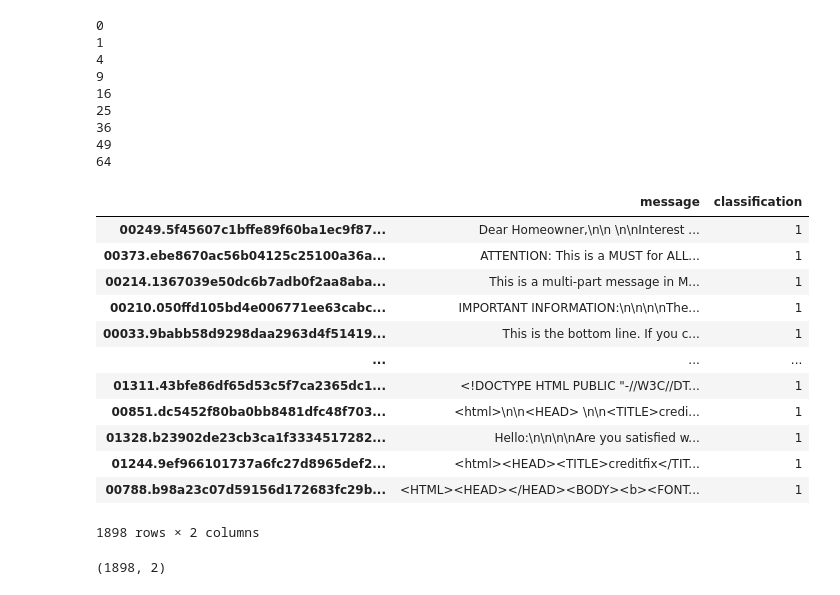
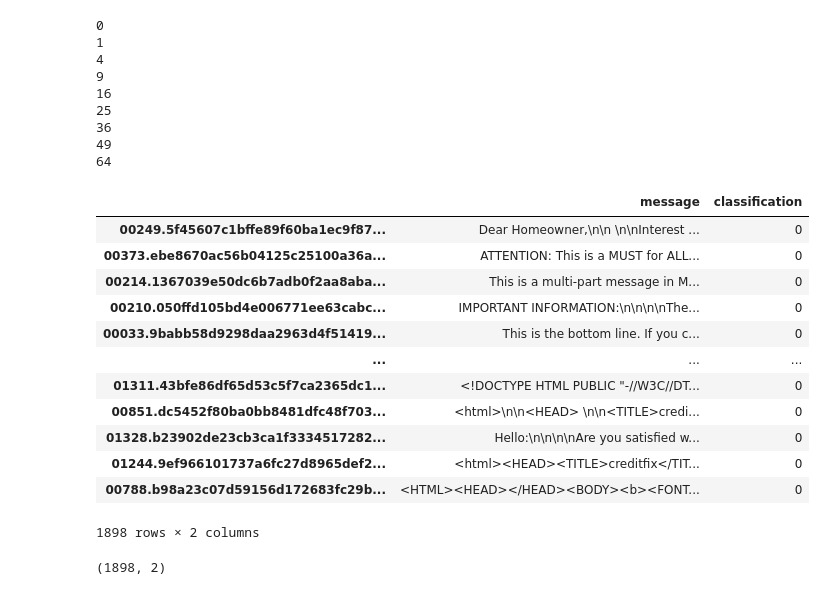
Before and after one commit to RasoulAskari/MLProject, a Jupyter notebook: Bayes Classifier.ipynb, the cells around one changed output. Drawn from its saved outputs; the diff is of its cells as text; code cells hidden in the pictures.

```diff
--- a/Bayes Classifier.ipynb
+++ b/Bayes Classifier.ipynb
@@ -118,23 +119,23 @@ def df_from_directory(path, classification):
         row_names.append(filename)
     return pd.DataFrame(rows, index=row_names)
 # %%
-spam_email1 = df_from_directory(SPAM_1_PATH, 1)
-spam_email2 = df_from_directory(SPAM_2_PATH, 1)
+spam_email1 = df_from_directory(SPAM_1_PATH, 0)
+spam_email2 = df_from_directory(SPAM_2_PATH, 0)
 spam_emails= pd.concat([spam_email1, spam_email2])
 spam_emails
 # %% [output]
 |  | message | classification |
-| 00249.5f45607c1bffe89f60ba1ec9f87... | Dear Homeowner,\n\n \n\nInterest ... | 1 |
-| 00373.ebe8670ac56b04125c25100a36a... | ATTENTION: This is a MUST for ALL... | 1 |
-| 00214.1367039e50dc6b7adb0f2aa8aba... | This is a multi-part message in M... | 1 |
-| 00210.050ffd105bd4e006771ee63cabc... | IMPORTANT INFORMATION:\n\n\n\nThe... | 1 |
-| 00033.9babb58d9298daa2963d4f51419... | This is the bottom line. If you c... | 1 |
+| 00249.5f45607c1bffe89f60ba1ec9f87... | Dear Homeowner,\n\n \n\nInterest ... | 0 |
+| 00373.ebe8670ac56b04125c25100a36a... | ATTENTION: This is a MUST for ALL... | 0 |
+| 00214.1367039e50dc6b7adb0f2aa8aba... | This is a multi-part message in M... | 0 |
+| 00210.050ffd105bd4e006771ee63cabc... | IMPORTANT INFORMATION:\n\n\n\nThe... | 0 |
+| 00033.9babb58d9298daa2963d4f51419... | This is the bottom line. If you c... | 0 |
 | ... | ... | ... |
-| 01311.43bfe86df65d53c5f7ca2365dc1... | <!DOCTYPE HTML PUBLIC "-//W3C//DT... | 1 |
-| 00851.dc5452f80ba0bb8481dfc48f703... | <html>\n\n<HEAD> \n\n<TITLE>credi... | 1 |
-| 01328.b23902de23cb3ca1f3334517282... | Hello:\n\n\n\nAre you satisfied w... | 1 |
-| 01244.9ef966101737a6fc27d8965def2... | <html><HEAD><TITLE>creditfix</TIT... | 1 |
-| 00788.b98a23c07d59156d172683fc29b... | <HTML><HEAD></HEAD><BODY><b><FONT... | 1 |
+| 01311.43bfe86df65d53c5f7ca2365dc1... | <!DOCTYPE HTML PUBLIC "-//W3C//DT... | 0 |
+| 00851.dc5452f80ba0bb8481dfc48f703... | <html>\n\n<HEAD> \n\n<TITLE>credi... | 0 |
+| 01328.b23902de23cb3ca1f3334517282... | Hello:\n\n\n\nAre you satisfied w... | 0 |
+| 01244.9ef966101737a6fc27d8965def2... | <html><HEAD><TITLE>creditfix</TIT... | 0 |
+| 00788.b98a23c07d59156d172683fc29b... | <HTML><HEAD></HEAD><BODY><b><FONT... | 0 |
 1898 rows × 2 columns
 # %%
 spam_emails.shape
```
Also changed, not shown: parts of 9 cells of this notebook, 1 other file.
